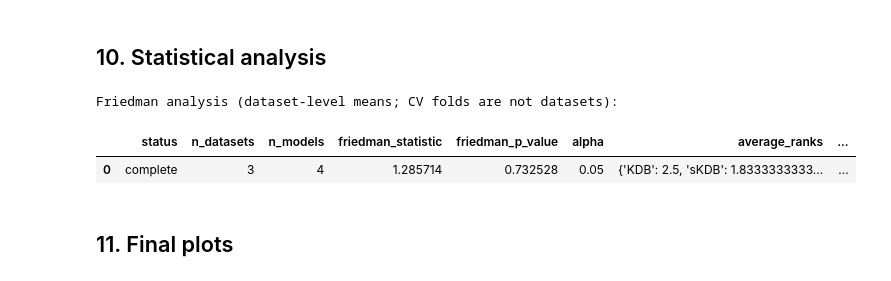
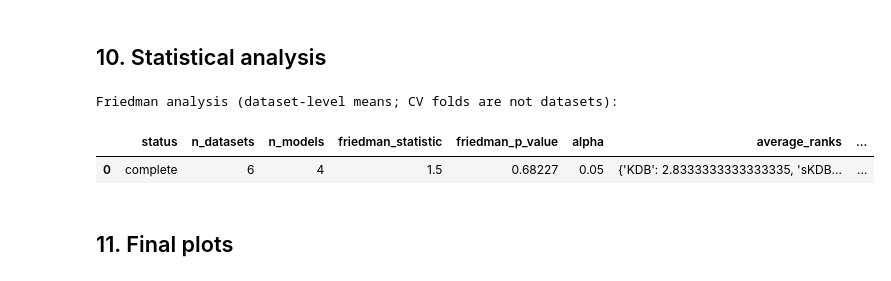
Before and after one commit to AnaghaVarma1/Limited-Pass-Learning---A-Comparative-Study, a Jupyter notebook: KDB Family - Multi-Dataset Comparative Benchmark - Runtime Optimized.ipynb, the cells around one changed output. Cells and saved outputs as stored; diff of their text form; code cells hidden in the pictures.

```diff
--- a/KDB Family - Multi-Dataset Comparative Benchmark - Runtime Optimized.ipynb
+++ b/KDB Family - Multi-Dataset Comparative Benchmark - Runtime Optimized.ipynb
@@ -2450,6 +2888,8 @@ def _dataset_fingerprint(X, y, metadata):
         "name": metadata.get("name"), "shape": X_array.shape,
         "class_counts": pd.Series(np.asarray(y)).value_counts().sort_index().to_dict(),
         "probe": probe.tolist(), "scope": metadata.get("evaluation_scope"),
+        "source_identity": metadata.get("source_identity"),
+        "categorical_indices": metadata.get("categorical_indices", []),
     }
     return sha256(json.dumps(payload, sort_keys=True, default=str).encode()).hexdigest()[:16]
 
@@ -2550,6 +2990,10 @@ def _score_model(
         "split_id": split["split_id"], "repeat": split.get("repeat"), "fold": split.get("fold"),
         "scaling_train_rows": split.get("scaling_train_rows"),
         "evaluation_scope": metadata.get("evaluation_scope", ACTIVE_MODE["evaluation_scope"]),
+        "paper_shape_matches": metadata.get("paper_shape_matches"),
+        "paper_identity_verified": metadata.get("paper_identity_verified", False),
+        "dataset_source": metadata.get("source"),
+        "dataset_source_note": metadata.get("note"),
         "is_full_dataset": bool(metadata.get("is_full_dataset", False)),
         "train_rows": int(split["train_rows"]), "test_rows": int(len(y_test)),
         "n_features": len(feature_names), "n_classes": len(classes),
@@ -2640,7 +3084,9 @@ def evaluate_models_optimized(
         y_train, y_test = y_encoded[train_index], y_encoded[test_index]
         print(f"START {dataset_name} {split['split_id']}: train={len(train_index):,}, test={len(test_index):,}")
         preprocessing_started = perf_counter()
-        preprocessor = RuntimeOptimizedMDLDiscretizer()
+        preprocessor = (MixedFoldDiscretizer(metadata["categorical_indices"])
+                        if metadata.get("categorical_indices")
+                        else RuntimeOptimizedMDLDiscretizer())
         preprocessor.fit(X_train, y_train)
         X_train_discrete = preprocessor.transform(X_train)
         X_test_discrete = preprocessor.transform(X_test)
@@ -2868,7 +3351,8 @@ def run_selected_mode():
         random_state=RANDOM_SEED, include_binary_metrics=True,
     )
     cache = ResultCache(RESULT_CACHE_ROOT, CONFIGURATION_ID, ENABLE_RESULT_CACHE)
-    deadline = perf_counter() + 60 * float(mode_config["max_minutes"])
+    deadline = (np.inf if mode_config["max_minutes"] is None
+                else perf_counter() + 60 * float(mode_config["max_minutes"]))
     run_frames, pass_frames, metadata_rows, attempts = [], [], [], []
     for dataset_name in mode_config["datasets"]:
         if perf_counter() >= deadline:
@@ -2912,6 +3396,11 @@ def run_selected_mode():
                 pass_frames.append(result.pass_audit)
             attempt["status"] = "complete" if result.completed else "partial-checkpointed"
             attempt["reason"] = result.stop_reason
+        except DatasetSourceRequired as exc:
+            attempt.update(status="needs-original-source", reason=str(exc))
+            print(f"SOURCE REQUIRED {dataset_name}: {exc}")
+            if FAIL_FAST:
+                raise
         except (KeyboardInterrupt, MemoryError) as exc:
             attempt.update(status="interrupted-checkpointed", reason=f"{type(exc).__name__}: {exc}")
             print(f"INTERRUPTED {dataset_name}: completed model checkpoints remain reusable")
@@ -3128,6 +3632,11 @@ def comparison_dataset_means(runs):
     if runs.empty:
         return pd.DataFrame()
     selected = runs.copy()
+    if not ATTEMPT_STATUS.empty:
+        complete_names = ATTEMPT_STATUS.loc[ATTEMPT_STATUS["status"] == "complete", "dataset"]
+        selected = selected[selected["dataset"].isin(complete_names)]
+    if selected.empty:
+        return pd.DataFrame()
     if "scaling_train_rows" in selected and selected["scaling_train_rows"].notna().any():
         maxima = selected.groupby("dataset")["scaling_train_rows"].transform("max")
         selected = selected[selected["scaling_train_rows"].isna() | (selected["scaling_train_rows"] == maxima)]
@@ -3149,6 +3658,8 @@ def model_rank_table(runs, metric="rmse_true_class_probability"):
 
 def pairwise_delta_table(runs, alpha=0.05):
     means = comparison_dataset_means(runs)
+    if means.empty:
+        return pd.DataFrame()
     records = []
     for left, right in PAIRWISE_COMPARISONS:
         for metric in COMPARISON_METRICS:
@@ -3215,6 +3726,8 @@ def friedman_nemenyi(runs, alpha=0.05):
 
 def supplementary_wilcoxon_holm(runs):
     means = comparison_dataset_means(runs)
+    if means.empty:
+        return pd.DataFrame()
     tests = []
     for left, right in PAIRWISE_COMPARISONS:
         pivot = means.pivot(index="dataset", columns="model", values="rmse_true_class_probability")
@@ -3225,34 +3738,34 @@ def supplementary_wilcoxon_holm(runs):
             continue
         statistic, p_value = wilcoxon(paired[left], paired[right])
         tests.append({"comparison": f"{left} − {right}", "statistic": statistic, "p_value": p_value})
     tests.sort(key=lambda row: row["p_value"])
     m = len(tests)
     running = 0.0
     for rank, row in enumerate(tests):
         adjusted = min(1.0, (m - rank) * row["p_value"])
         running = max(running, adjusted)
         row["holm_adjusted_p"] = running
     return pd.DataFrame(tests)
 
 
 DATASET_MODEL_SUMMARY = per_dataset_model_summary(RUNS)
 MEAN_STD_TABLE = mean_std_table(RUNS)
 COMPUTATIONAL_EFFICIENCY_TABLE = DATASET_MODEL_SUMMARY[[column for column in DATASET_MODEL_SUMMARY.columns if column in {"dataset", "model"} or any(token in column for token in ("seconds", "throughput", "passes", "rows_processed", "state_bytes", "parameter_count", "context_count"))]] if not DATASET_MODEL_SUMMARY.empty else pd.DataFrame()
 MODEL_SELECTION_TABLE = RUNS[[column for column in ["dataset", "split_id", "model", "k", "kmax", "selected_k", "selected_feature_count", "selected_feature_fraction", "selected_feature_names", "selection_rmse", "discriminative_passes", "discriminative_updates", "optimizer", "learning_rate"] if column in RUNS]].copy() if not RUNS.empty else pd.DataFrame()
 DATASET_LEVEL_RANKS = model_rank_table(RUNS)
 PAIRWISE_EFFECT_TABLE = pairwise_delta_table(RUNS)
 WIN_DRAW_LOSS_TABLE = win_draw_loss_table(PAIRWISE_EFFECT_TABLE)
 FRIEDMAN_RESULT, NEMENYI_TABLE = friedman_nemenyi(RUNS)
 WILCOXON_HOLM_TABLE = supplementary_wilcoxon_holm(RUNS)
 
 print("Friedman analysis (dataset-level means; CV folds are not datasets):")
 display(pd.DataFrame([FRIEDMAN_RESULT]))
 if not NEMENYI_TABLE.empty:
     display(NEMENYI_TABLE)
 # %% [output]
 Friedman analysis (dataset-level means; CV folds are not datasets):
 |  | status | n_datasets | n_models | friedman_statistic | friedman_p_value | alpha | average_ranks | ... |
-| 0 | complete | 3 | 4 | 1.285714 | 0.732528 | 0.05 | {'KDB': 2.5, 'sKDB': 1.8333333333... | ... |
+| 0 | complete | 6 | 4 | 1.5 | 0.68227 | 0.05 | {'KDB': 2.8333333333333335, 'sKDB... | ... |
 # %% [markdown]
 ## 11. Final plots
 # %%
```
Also changed, not shown: parts of 17 cells of this notebook, 25 other files.
